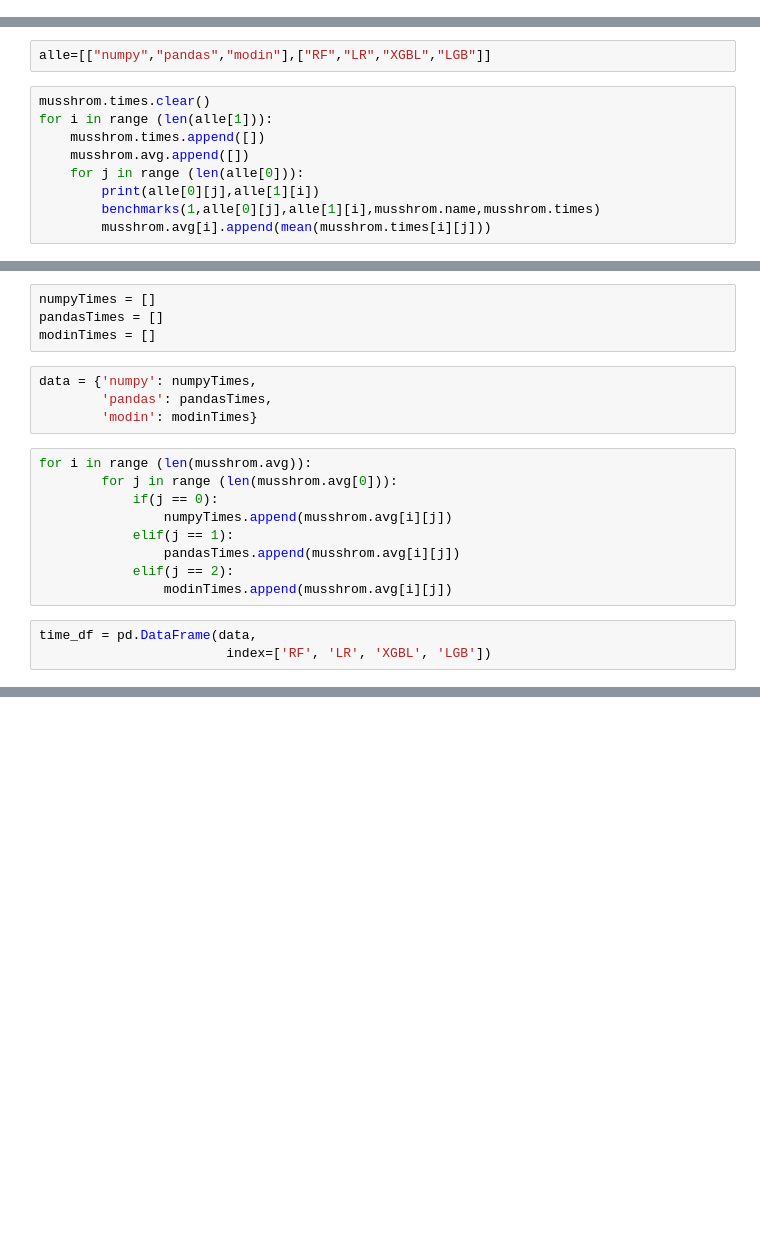
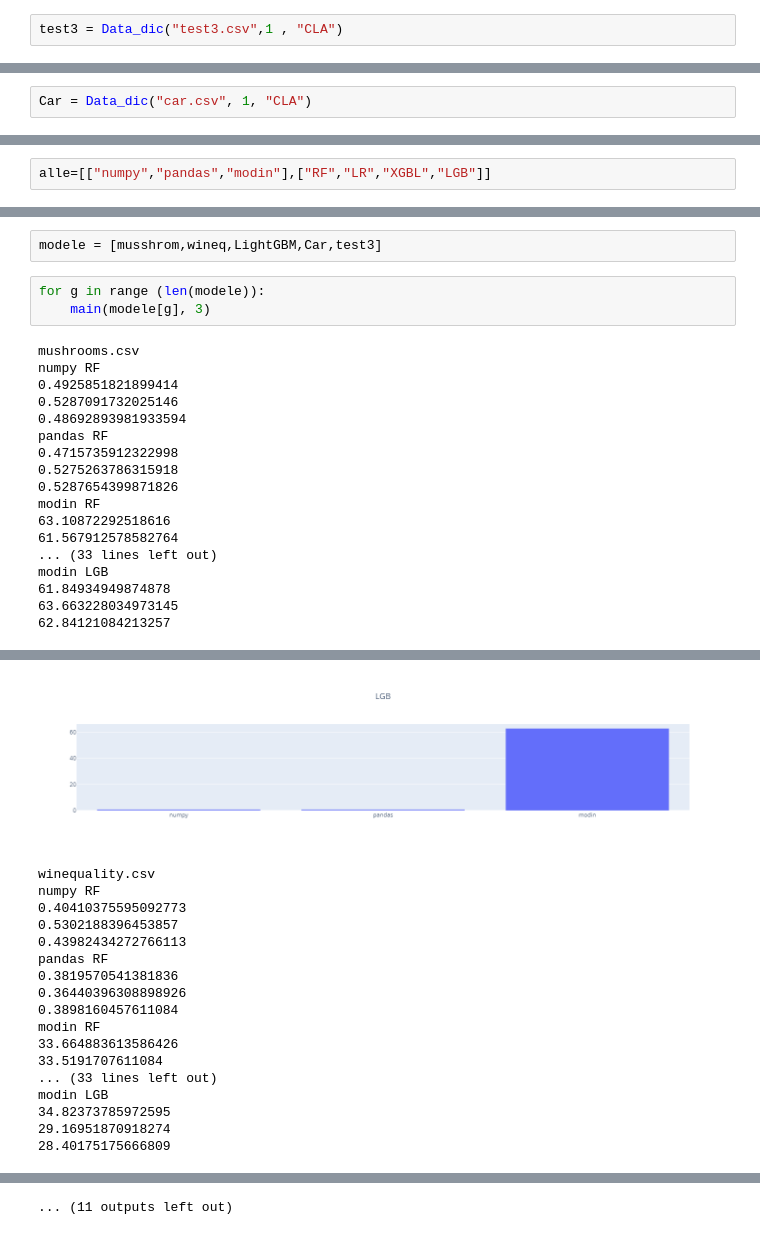
Before and after one commit to LukaszCmielowski/modin_benchamrks, a Jupyter notebook: benchmark_main.ipynb, the cells around one changed output, grey strips where cells are left out. Cells and saved outputs as stored; diff of their text form; blank space fills up the shorter version.

Commit message:
finall commit
finall commit (pandas might be a bit faster).
Madzia wrzuci prezentacje

```diff
--- a/benchmark_main.ipynb
+++ b/benchmark_main.ipynb
@@ -43,0 +49,2 @@ stocks = Data_dic("STOCKS.csv" , 663, "CLA")
+# %%
+test3 = Data_dic("test3.csv",1 , "CLA")
@@ -43,0 +53,2 @@ stocks = Data_dic("STOCKS.csv" , 663, "CLA")
+# %%
+Car = Data_dic("car.csv", 1, "CLA")
@@ -90,11 +143,2 @@ dla wszystkich zbiorów
 # %%
 alle=[["numpy","pandas","modin"],["RF","LR","XGBL","LGB"]]
-# %%
-musshrom.times.clear()
-for i in range (len(alle[1])):
-    musshrom.times.append([])
-    musshrom.avg.append([])
-    for j in range (len(alle[0])):
-        print(alle[0][j],alle[1][i])
-        benchmarks(1,alle[0][j],alle[1][i],musshrom.name,musshrom.times)
-        musshrom.avg[i].append(mean(musshrom.times[i][j]))
@@ -190,20 +145,23 @@ musshrom.avg
-# %%
-numpyTimes = []
-pandasTimes = []
-modinTimes = []
-# %%
-data = {'numpy': numpyTimes,
-        'pandas': pandasTimes,
-        'modin': modinTimes}
-# %%
-for i in range (len(musshrom.avg)):
-        for j in range (len(musshrom.avg[0])):
-            if(j == 0):
-                numpyTimes.append(musshrom.avg[i][j])
-            elif(j == 1):
-                pandasTimes.append(musshrom.avg[i][j])
-            elif(j == 2):
-                modinTimes.append(musshrom.avg[i][j])
-# %%
-time_df = pd.DataFrame(data,
-                        index=['RF', 'LR', 'XGBL', 'LGB'])
+# %%
+modele = [musshrom,wineq,LightGBM,Car,test3]
+# %%
+for g in range (len(modele)):
+    main(modele[g], 3)
+# %% [output]
+mushrooms.csv
+numpy RF
+0.4925851821899414
+0.5287091732025146
+0.48692893981933594
+pandas RF
+0.4715735912322998
+0.5275263786315918
+0.5287654399871826
+modin RF
+63.10872292518616
+61.567912578582764
+... (33 lines left out)
+modin LGB
+61.84934949874878
+63.663228034973145
+62.84121084213257
@@ -209,0 +169,18 @@ time_df = pd.DataFrame(data,
+[figure, added]
+winequality.csv
+numpy RF
+0.40410375595092773
+0.5302188396453857
+0.43982434272766113
+pandas RF
+0.3819570541381836
+0.36440396308898926
+0.3898160457611084
+modin RF
+33.664883613586426
+33.5191707611084
+... (33 lines left out)
+modin LGB
+34.82373785972595
+29.16951870918274
+28.40175175666809
@@ -209,0 +280 @@ time_df = pd.DataFrame(data,
+... (11 outputs left out)
```
Also changed, not shown: parts of 29 cells of this notebook, 4 other files.
